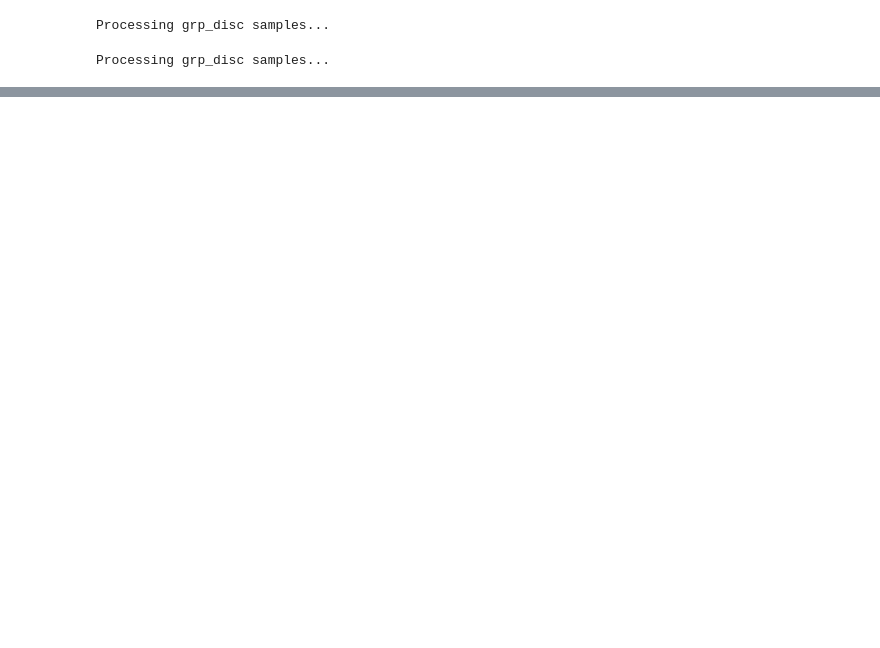
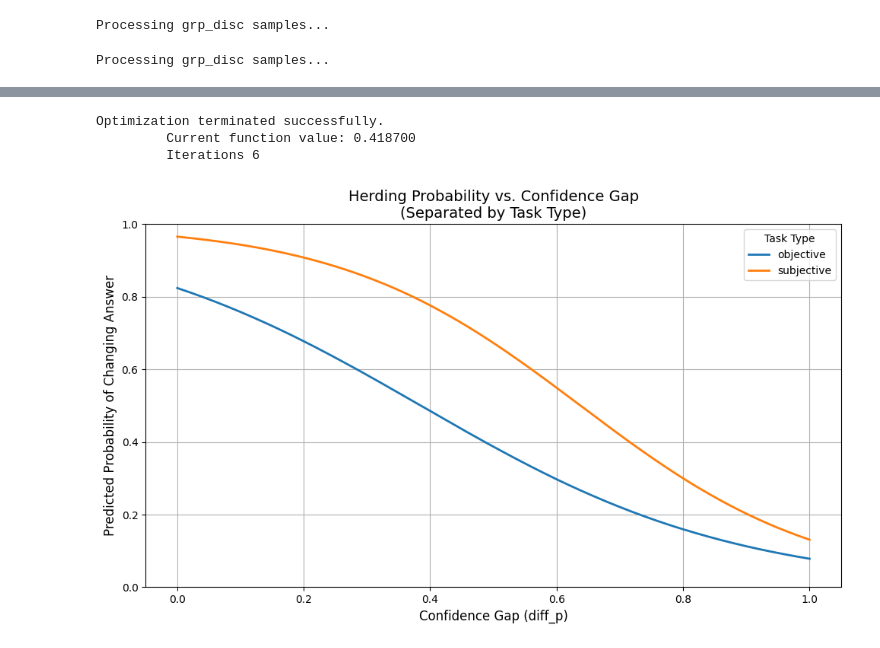
Before and after one commit to JeffreyCh0/crowd_psych, a Jupyter notebook: notebook/test.ipynb, the cells around one changed output, grey strips where cells are left out. Saved outputs shown, nothing was run; the diff lists cells and outputs as text; code cells hidden in the pictures; blank space fills up the shorter version.

```diff
--- a/notebook/test.ipynb
+++ b/notebook/test.ipynb
@@ -520,0 +660,2 @@ Processing grp_disc samples...
+# %%
+df_raw = pd.read_csv('../data/ETHICS/raw/cm_test.csv')
@@ -520,0 +733,15 @@ Processing grp_disc samples...
+# %%
+import pandas as pd
+import statsmodels.formula.api as smf
+
+# Convert 'change' to integer (0/1)
+df_all['change'] = df_all['change'].astype(int)
+
+# Ensure 'task' is a categorical variable
+df_all['task'] = df_all['task'].astype('category')
+
+# Fit logistic regression model
+model = smf.logit(formula='change ~ diff_p + task', data=df_all).fit()
+
+# Show summary
+print(model.summary())
@@ -520,0 +768,43 @@ Processing grp_disc samples...
+# %%
+import numpy as np
+import pandas as pd
+import matplotlib.pyplot as plt
+import seaborn as sns
+import statsmodels.formula.api as smf
+
+# Ensure correct types
+df_all['task'] = df_all['task'].astype('category')
+
+# Fit the logistic regression model with interaction
+model = smf.logit(formula='change ~ diff_p * task', data=df_all).fit()
+
+# Create prediction data
+diff_p_vals = np.linspace(0, 1, 200)
+task_types = ['objective', 'subjective']
+
+# Build prediction DataFrame
+predict_df = pd.DataFrame([
+    {'diff_p': dp, 'task': task}
+    for task in task_types
+    for dp in diff_p_vals
+])
+
+# Get predicted probabilities
+predict_df['predicted_change_prob'] = model.predict(predict_df)
+
+# Plotting
+plt.figure(figsize=(10, 6))
+sns.lineplot(data=predict_df, x='diff_p', y='predicted_change_prob', hue='task', linewidth=2)
+plt.xlabel("Confidence Gap (diff_p)", fontsize=12)
+plt.ylabel("Predicted Probability of Changing Answer", fontsize=12)
+plt.title("Herding Probability vs. Confidence Gap\n(Separated by Task Type)", fontsize=14)
+plt.ylim(0, 1)
+plt.grid(True)
+plt.legend(title='Task Type')
+plt.tight_layout()
+plt.show()
+# %% [output]
+Optimization terminated successfully.
+         Current function value: 0.418700
+         Iterations 6
+[figure, added]
```
Also changed, not shown: parts of 35 cells of this notebook, 33 other files.
